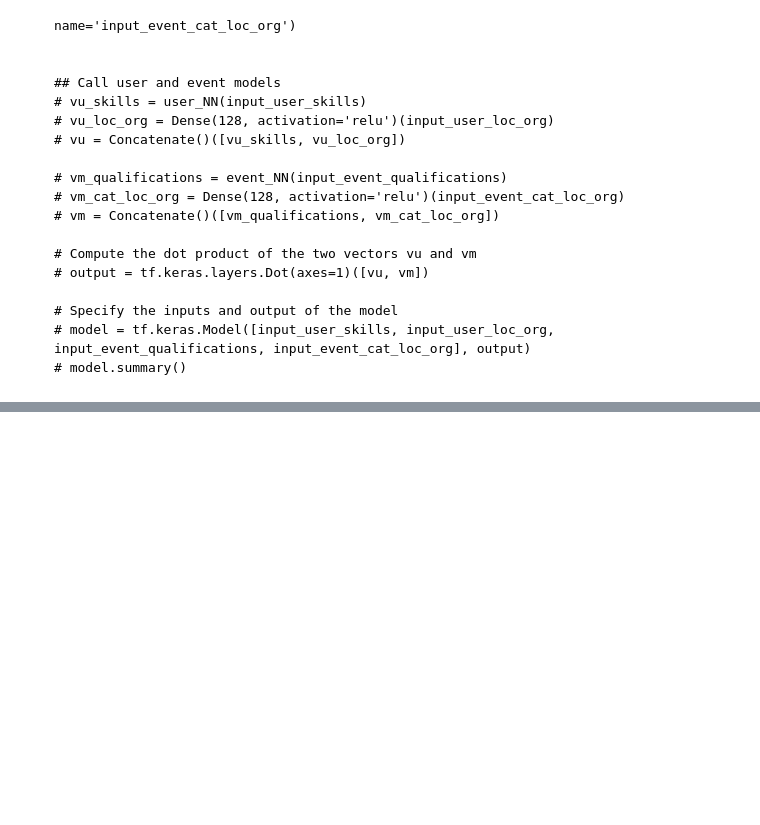
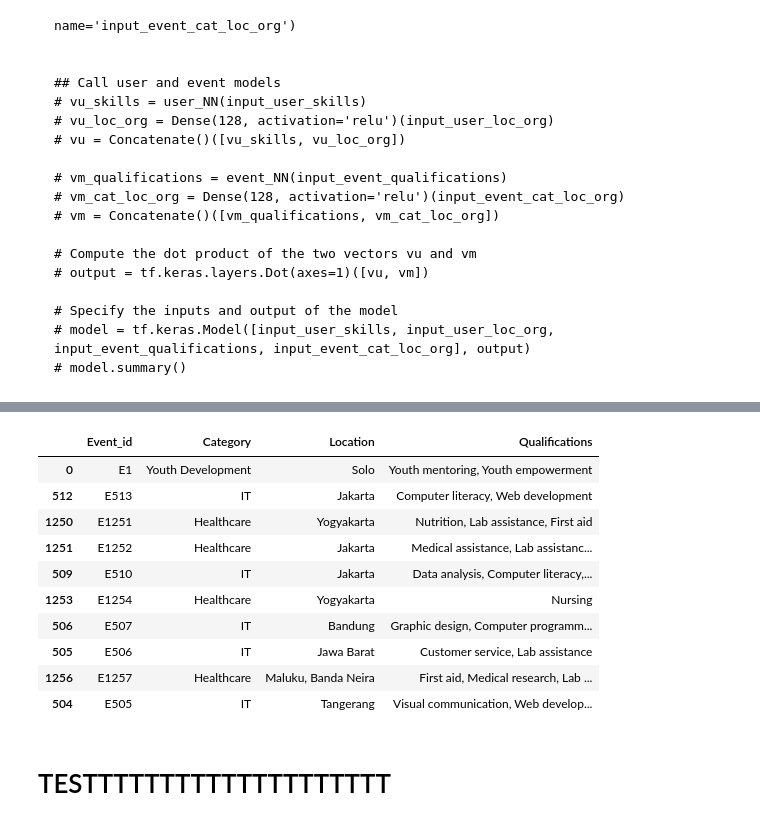
Before and after one commit to Capstone-CH2-PS374/CH2-PS_Recommendation-System, a Jupyter notebook: Recommender.ipynb, the cells around one changed output, grey strips where cells are left out. Saved outputs shown, nothing was run; the diff lists cells and outputs as text; code cells hidden in the pictures; blank space fills up the shorter version.

Commit message:
update until predict()

```diff
--- a/Recommender.ipynb
+++ b/Recommender.ipynb
@@ -642,0 +919,4 @@ model.compile(optimizer='adam', loss='mean_squared_error')
+# %%
+# Train the models
+user_NN.fit(skill_pad, skill_pad, epochs=10, verbose=1)
+event_NN.fit(qualification_pad, qualification_pad, epochs=10, verbose=1)
@@ -642,0 +942,25 @@ model.compile(optimizer='adam', loss='mean_squared_error')
+# %%
+from sklearn.metrics.pairwise import cosine_similarity
+
+# Generate embeddings for users and events
+user_embeddings = user_NN.predict(skill_pad)
+event_embeddings = event_NN.predict(qualification_pad)
+
+# Select a specific user
+user_index = 2  # replace this with the index of the user
+user_embedding = user_embeddings[user_index]
+
+# Compute similarity scores for the selected user and all events
+similarity_scores = cosine_similarity(user_embedding.reshape(1, -1), event_embeddings)
+
+
+# Get the indices of the events that have the highest similarity scores
+top_event_indices = np.argsort(similarity_scores[0])[::-1]
+
+# Select the top 10 events
+top_10_event_indices = top_event_indices[:10]
+top_10 = event_df.iloc[top_10_event_indices]
+
+print("Top 10 event indices:")
+top_10
+# %% [output]
@@ -642,0 +970,13 @@ model.compile(optimizer='adam', loss='mean_squared_error')
+|  | Event_id | Category | Location | Qualifications |
+| 0 | E1 | Youth Development | Solo | Youth mentoring, Youth empowerment |
+| 512 | E513 | IT | Jakarta | Computer literacy, Web development |
+| 1250 | E1251 | Healthcare | Yogyakarta | Nutrition, Lab assistance, First aid |
+| 1251 | E1252 | Healthcare | Jakarta | Medical assistance, Lab assistanc... |
+| 509 | E510 | IT | Jakarta | Data analysis, Computer literacy,... |
+| 1253 | E1254 | Healthcare | Yogyakarta | Nursing |
+| 506 | E507 | IT | Bandung | Graphic design, Computer programm... |
+| 505 | E506 | IT | Jawa Barat | Customer service, Lab assistance |
+| 1256 | E1257 | Healthcare | Maluku, Banda Neira | First aid, Medical research, Lab ... |
+| 504 | E505 | IT | Tangerang | Visual communication, Web develop... |
+# %% [markdown]
+# TESTTTTTTTTTTTTTTTTTTTT
```
Also changed, not shown: parts of 26 cells of this notebook.
